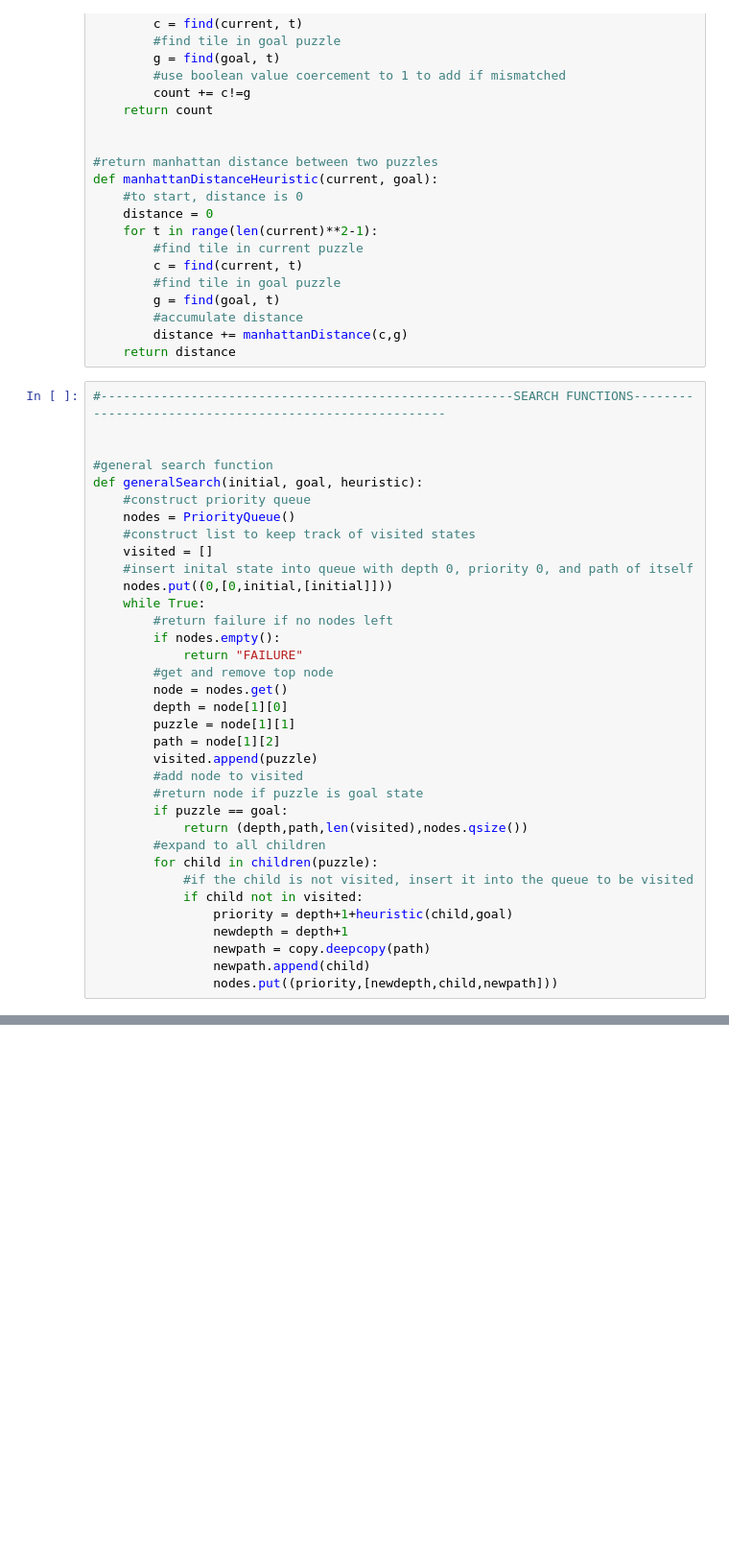
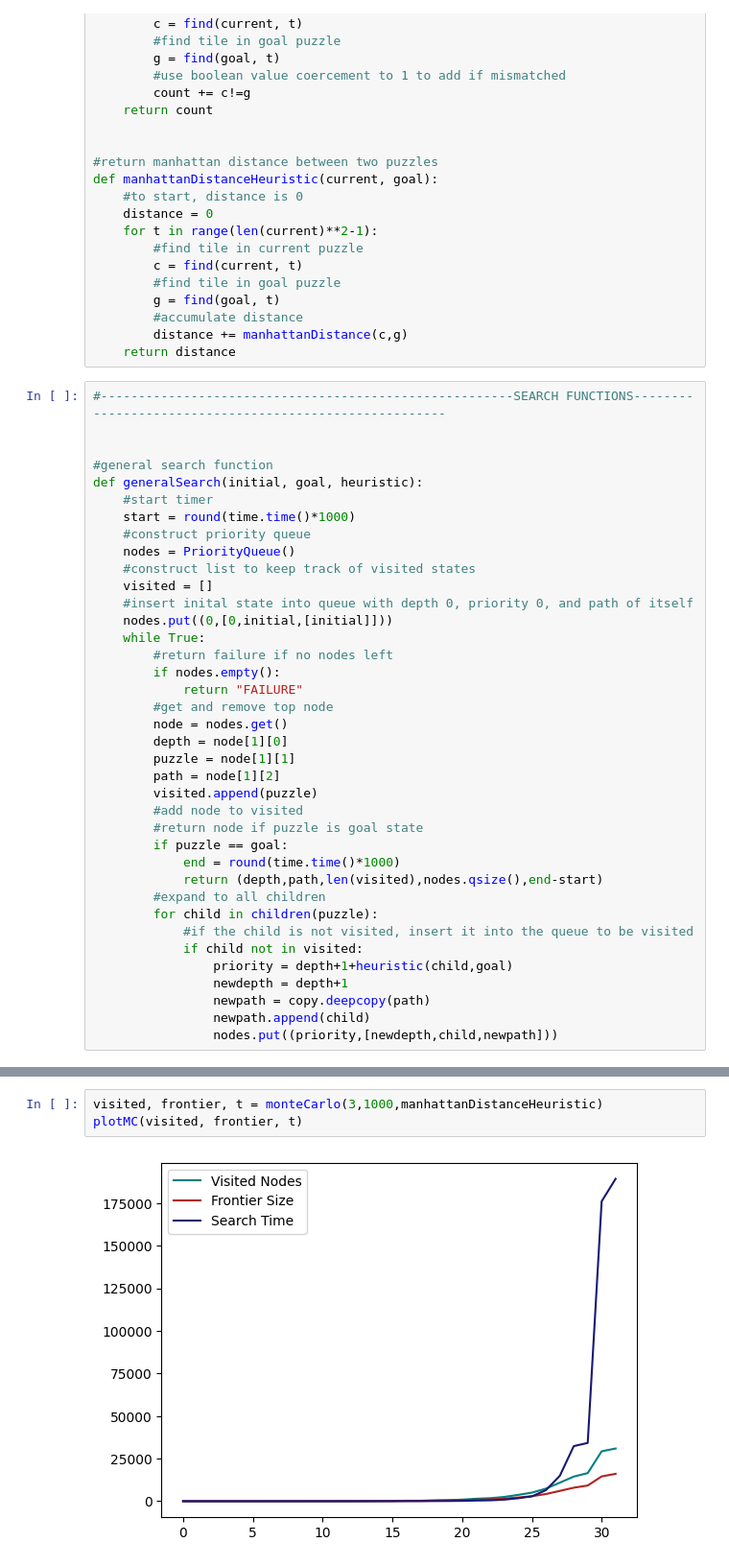
Before and after one commit to BrandonPaulsen/PYSlidingPuzzles, a Jupyter notebook: PYSlidingPuzzle.ipynb, the cells around one changed output, grey strips where cells are left out. Shown: that part at 96% size. Cells and saved outputs as stored; diff of their text form; blank space fills up the shorter version.

```diff
--- a/PYSlidingPuzzle.ipynb
+++ b/PYSlidingPuzzle.ipynb
@@ -179,6 +182,8 @@ def manhattanDistanceHeuristic(current, goal):
 
 #general search function
 def generalSearch(initial, goal, heuristic):
+    #start timer
+    start = round(time.time()*1000)
     #construct priority queue
     nodes = PriorityQueue()
     #construct list to keep track of visited states
@@ -198,7 +203,8 @@ def generalSearch(initial, goal, heuristic):
         #add node to visited
         #return node if puzzle is goal state
         if puzzle == goal:
-            return (depth,path,len(visited),nodes.qsize())
+            end = round(time.time()*1000)
+            return (depth,path,len(visited),nodes.qsize(),end-start)
         #expand to all children
         for child in children(puzzle):
             #if the child is not visited, insert it into the queue to be visited
@@ -322,0 +378,5 @@ def driver():
+# %%
+visited, frontier, t = monteCarlo(3,1000,manhattanDistanceHeuristic)
+plotMC(visited, frontier, t)
+# %% [output]
+[figure, added]
```
Also changed, not shown: parts of 3 cells of this notebook.
